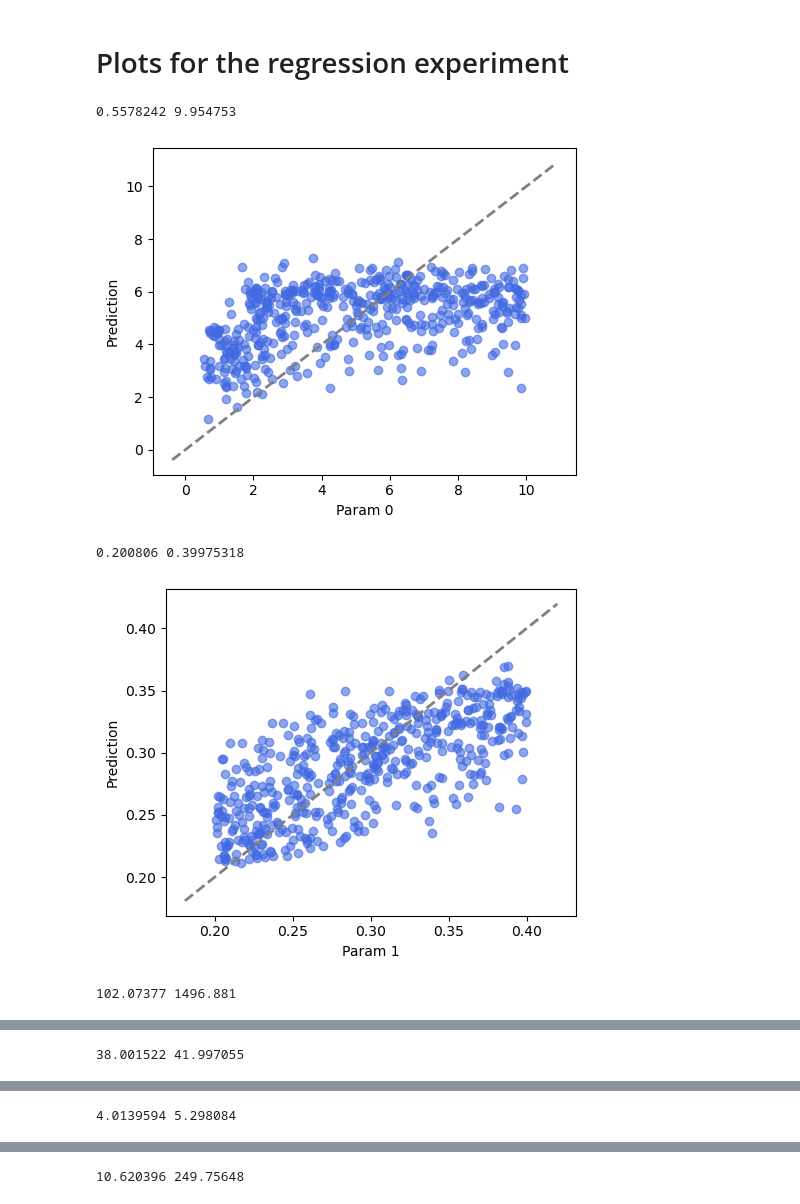
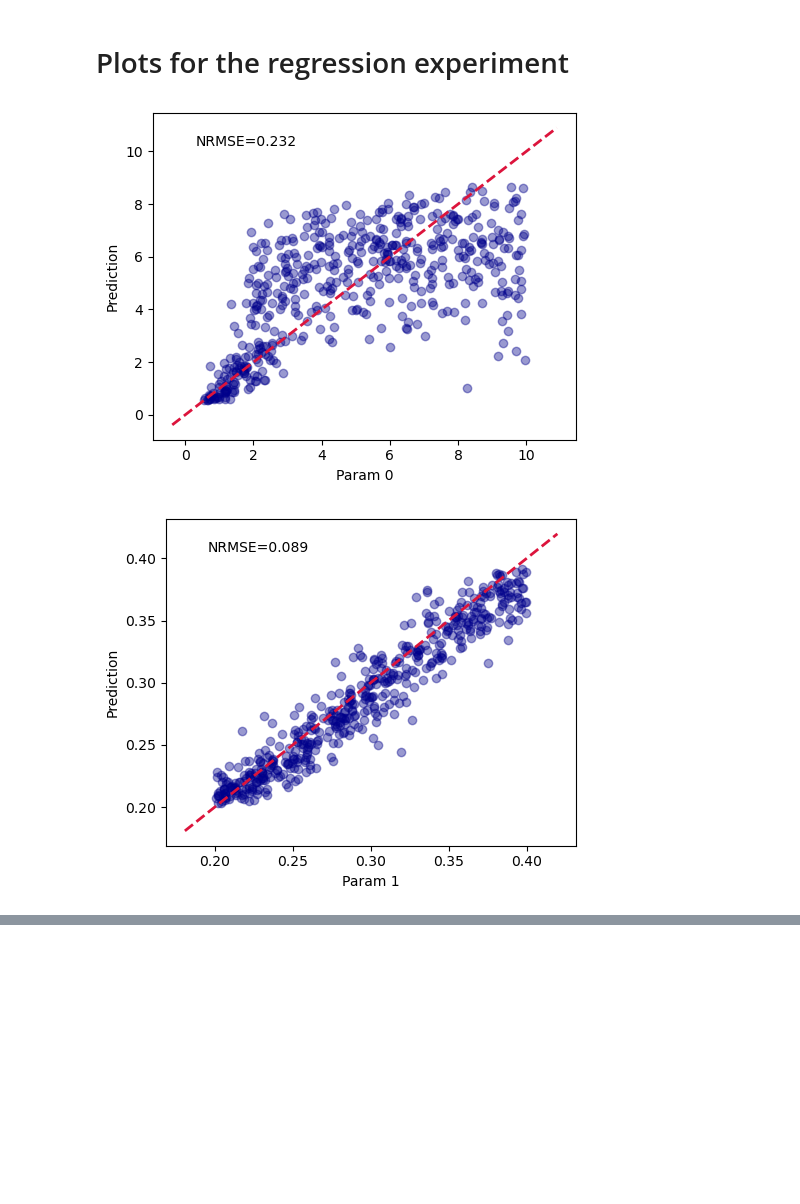
Before and after one commit to heidelberg-hepml/skatr, a Jupyter notebook: notebooks/plots_regression.ipynb, the cells around one changed output, grey strips where cells are left out. Saved outputs shown, nothing was run; the diff lists cells and outputs as text; code cells hidden in the pictures; blank space fills up the shorter version.

Commit message:
Update regression plotting notebook

```diff
--- a/notebooks/plots_regression.ipynb
+++ b/notebooks/plots_regression.ipynb
@@ -4,29 +4,27 @@
 import matplotlib.pyplot as plt
 import numpy as np
 # %%
-out_file = '/remote/gpu02/ore/skatr/runs/cnn_x2/2024-04-24_18-46-59/label_pred_pairs.npy'
+out_file = '/remote/gpu02/ore/skatr/runs/cnn_x2/2024-04-24_19-25-40/label_pred_pairs.npy'
 label_pred_pairs = np.load(out_file)
 # %%
 # iterate over individual parameters
 for i in range(label_pred_pairs.shape[1]):
 
     fig, ax = plt.subplots(figsize=(5,4))
     labels, preds = label_pred_pairs[:, i].T
 
     lo, hi = labels.min(), labels.max() # range of true targets
-    nrmse = ((labels-preds)**2).mean().sqrt()/(hi-lo)
+    NRMSE = np.sqrt(((labels-preds)**2).mean())/(hi-lo)
 
     pad = 0.1*(hi-lo)
-    ax.plot([lo-pad, hi+pad], [lo-pad, hi+pad], color='gray', ls='--', lw=2)
-    ax.scatter(labels, preds, alpha=0.6, color='royalblue')
+    ax.plot([lo-pad, hi+pad], [lo-pad, hi+pad], color='crimson', ls='--', lw=2)
+    ax.scatter(labels, preds, alpha=0.4, color='darkblue')
+    ax.text(0.1, 0.9, f"{NRMSE=:.3f}", transform=ax.transAxes)
 
     ax.set_xlabel(f'Param {i}')
     ax.set_ylabel(f'Prediction')
     fig.tight_layout()
     plt.show()
 # %% [output]
-0.5578242 9.954753
-[figure, old version]
+[figure, new version]
-0.200806 0.39975318
-[figure, old version]
+[figure, new version]
-102.07377 1496.881
@@ -34 +31,0 @@ for i in range(label_pred_pairs.shape[1]):
-38.001522 41.997055
@@ -36 +32,0 @@ for i in range(label_pred_pairs.shape[1]):
-4.0139594 5.298084
@@ -38 +33,0 @@ for i in range(label_pred_pairs.shape[1]):
-10.620396 249.75648
```
Also changed, not shown: parts of 1 cell of this notebook.
